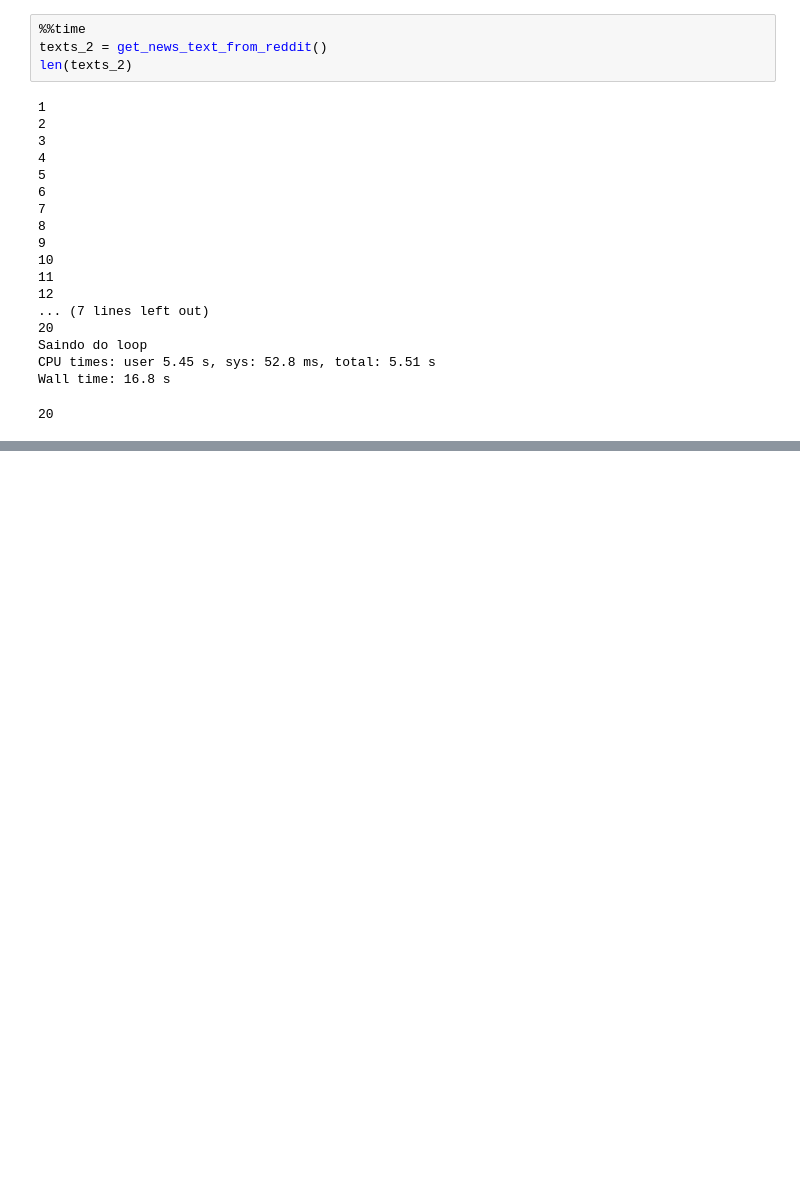
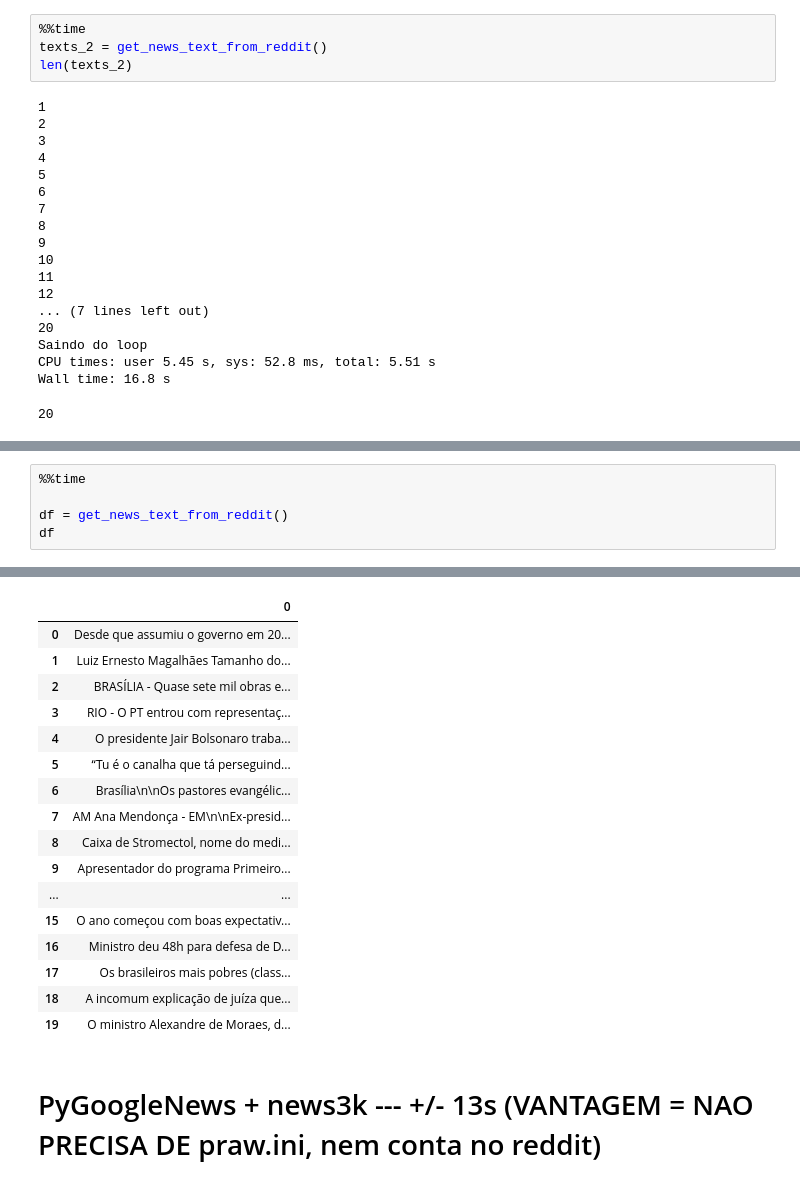
Before and after one commit to adrieligarashi/autohome, a Jupyter notebook: notebooks/Noticias.ipynb, the cells around one changed output, grey strips where cells are left out. Drawn from its saved outputs; the diff is of its cells as text; blank space fills up the shorter version.

```diff
--- a/notebooks/Noticias.ipynb
+++ b/notebooks/Noticias.ipynb
@@ -294,0 +339,6 @@ Saindo do loop
+# %%
+%%time
+
+df = get_news_text_from_reddit()
+df
+# %% [output]
@@ -294,0 +348,19 @@ Saindo do loop
+|  | 0 |
+| 0 | Desde que assumiu o governo em 20... |
+| 1 | Luiz Ernesto Magalhães Tamanho do... |
+| 2 | BRASÍLIA - Quase sete mil obras e... |
+| 3 | RIO - O PT entrou com representaç... |
+| 4 | O presidente Jair Bolsonaro traba... |
+| 5 | “Tu é o canalha que tá perseguind... |
+| 6 | Brasília\n\nOs pastores evangélic... |
+| 7 | AM Ana Mendonça - EM\n\nEx-presid... |
+| 8 | Caixa de Stromectol, nome do medi... |
+| 9 | Apresentador do programa Primeiro... |
+| ... | ... |
+| 15 | O ano começou com boas expectativ... |
+| 16 | Ministro deu 48h para defesa de D... |
+| 17 | Os brasileiros mais pobres (class... |
+| 18 | A incomum explicação de juíza que... |
+| 19 | O ministro Alexandre de Moraes, d... |
+# %% [markdown]
+# PyGoogleNews + news3k --- +/- 13s (VANTAGEM = NAO PRECISA DE praw.ini, nem conta no reddit)
```
Also changed, not shown: parts of 4 cells of this notebook.
